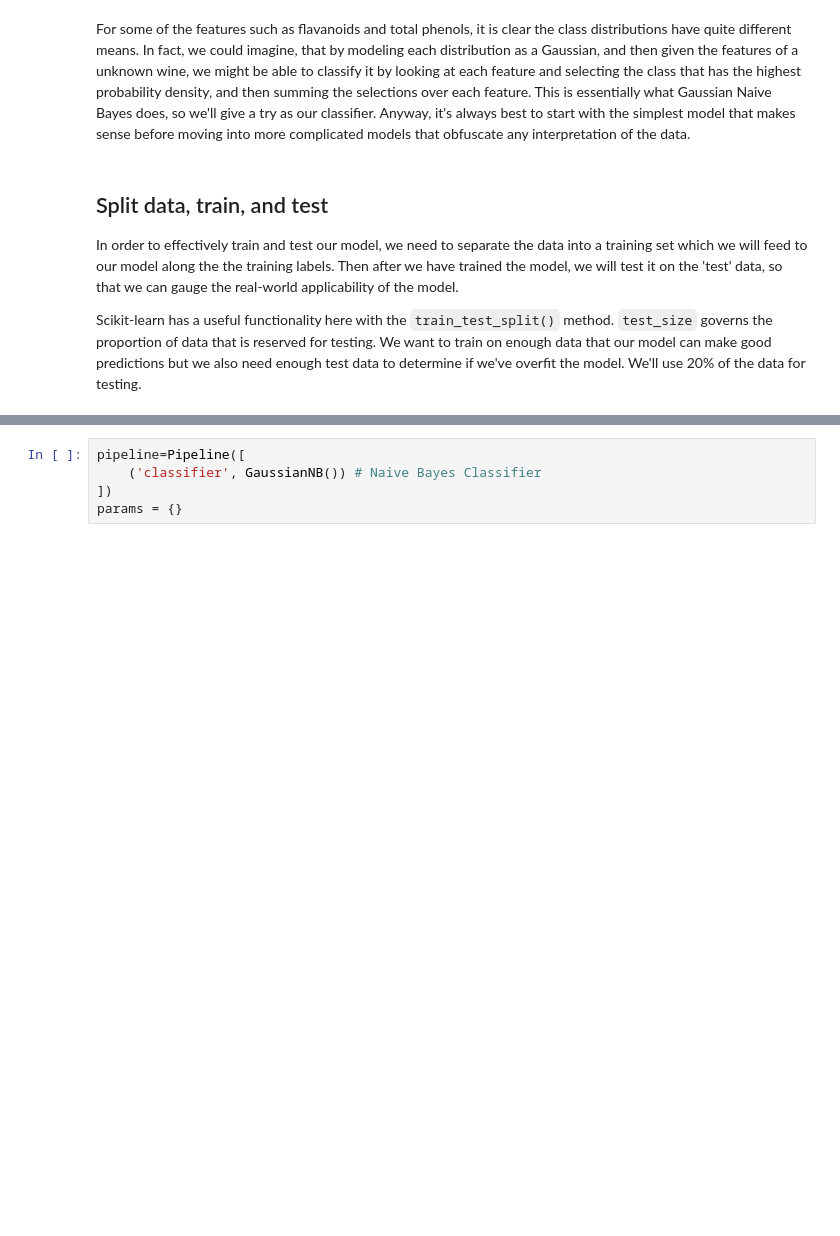
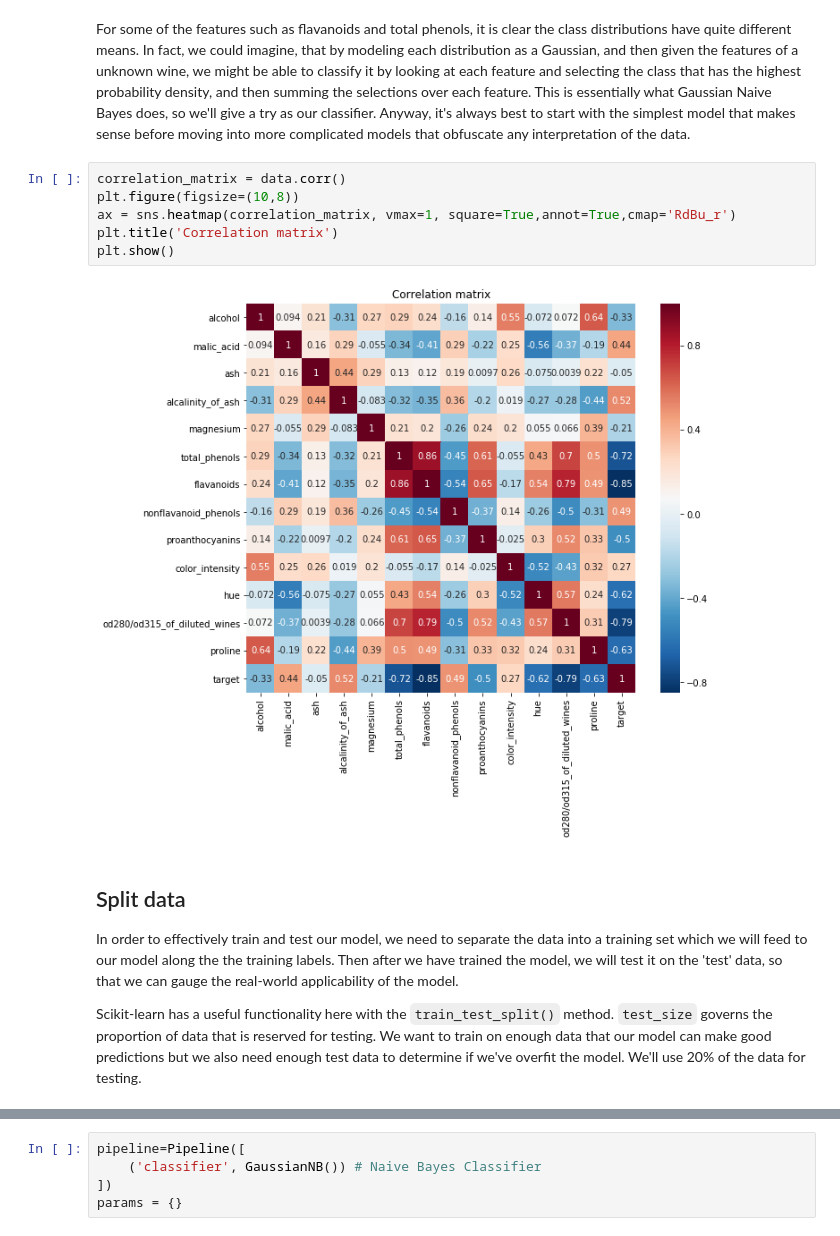
Before and after one commit to jbechtel/jakevdp.github.io-source, a Jupyter notebook: content/downloads/notebooks/WineDataset.ipynb, the cells around one changed output, grey strips where cells are left out. Saved outputs shown, nothing was run; the diff lists cells and outputs as text; blank space fills up the shorter version.

```diff
--- a/content/downloads/notebooks/WineDataset.ipynb
+++ b/content/downloads/notebooks/WineDataset.ipynb
@@ -174,8 +183,16 @@ for feature in raw_data['feature_names']:
 [figure]
 # %% [markdown]
 For some of the features such as flavanoids and total phenols, it is clear the class distributions have quite different means. In fact, we could imagine, that by modeling each distribution as a Gaussian, and then given the features of a unknown wine, we might be able to classify it by looking at each feature and selecting the class that has the highest probability density, and then summing the selections over each feature. This is essentially what Gaussian Naive Bayes does, so we'll give a try as our classifier. Anyway, it's always best to start with the simplest model that makes sense before moving into more complicated models that obfuscate any interpretation of the data.
+# %%
+correlation_matrix = data.corr()
+plt.figure(figsize=(10,8))
+ax = sns.heatmap(correlation_matrix, vmax=1, square=True,annot=True,cmap='RdBu_r')
+plt.title('Correlation matrix')
+plt.show()
+# %% [output]
+[figure, added]
 # %% [markdown]
-## Split data, train, and test
+## Split data
 
 In order to effectively train and test our model, we need to separate the data into a training set which we will feed to our model along the the training labels. Then after we have trained the model, we will test it on the 'test' data, so that we can gauge the real-world applicability of the model.
 
```
Also changed, not shown: parts of 30 cells of this notebook.
